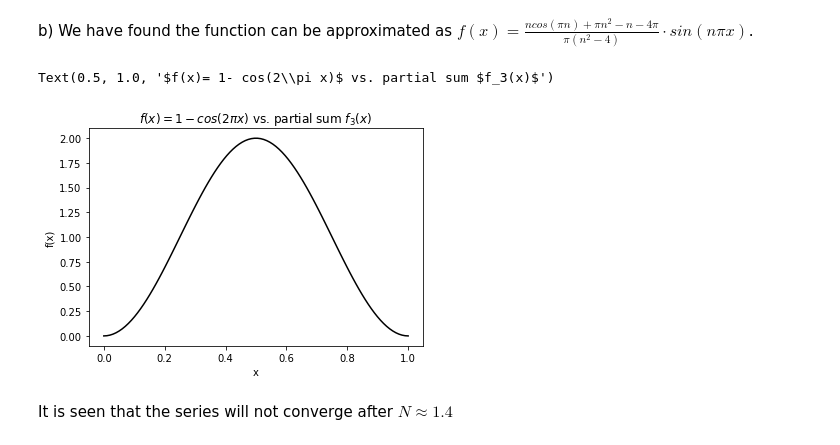
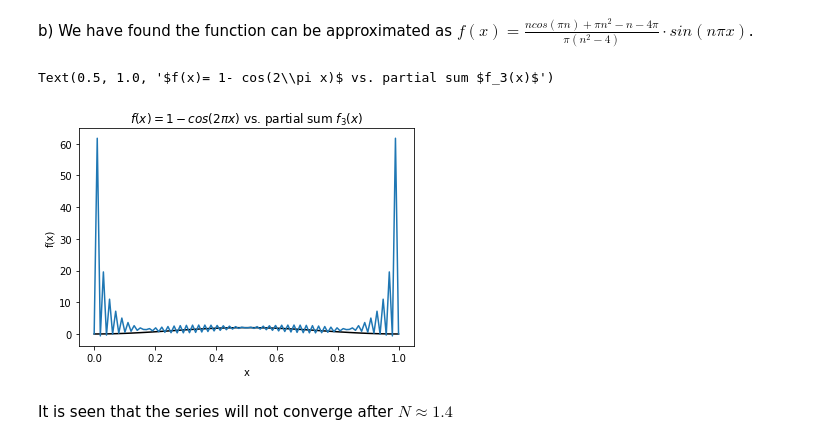
Before and after one commit to LaneEllisor/Rogue-Waves-CofC-UCF-Project, a Jupyter notebook: Fourier_Series_Analysis.ipynb, the cells around one changed output. Drawn from its saved outputs; the diff is of its cells as text; code cells hidden in the pictures.

```diff
--- a/Fourier_Series_Analysis.ipynb
+++ b/Fourier_Series_Analysis.ipynb
@@ -64,31 +64,33 @@ b) We have found the function can be approximated as $f(x) = \frac{ncos(\pi n) +
 # %%
 x = np.linspace(0,1, 100)
 y_1 = 1-np.cos(2*np.pi * x)
 
 
 
 N = 8
 def a_n(n):
-    return (n*np.cos(np.pi*n)+np.pi*n**2 - n-4*np.pi)/(np.pi*(n**2 -4))
+    if n==2:
+        return 0
+    return -((-1)**n - 1) + 2*n*((-1)**n - 1)/(np.pi*(n**2 -4))
 def back(x, n):
     return np.sin(n*np.pi*x)
 def f_n(x, n):
     return a_n(n) * back(x, n)
 
 
 def f_N(x, N):
     f = np.zeros_like(x)
     for i in range(1, N+1):
         f += f_n(x, i)
     return f
 plt.plot(x, y_1,'k-' )
-plt.plot(x, f_N(x,3))
+plt.plot(x, f_N(x,101))
 plt.xlabel('x')
 plt.ylabel('f(x)')
 plt.title('$f(x)= 1- cos(2\pi x)$ vs. partial sum $f_3(x)$')
 # %% [output]
 Text(0.5, 1.0, '$f(x)= 1- cos(2\\pi x)$ vs. partial sum $f_3(x)$')
-[figure, old version]
+[figure, new version]
 # %% [markdown]
 It is seen that the series will not converge after $N\approx 1.4$
 # %% [markdown]
```
Also changed, not shown: parts of 1 cell of this notebook.
